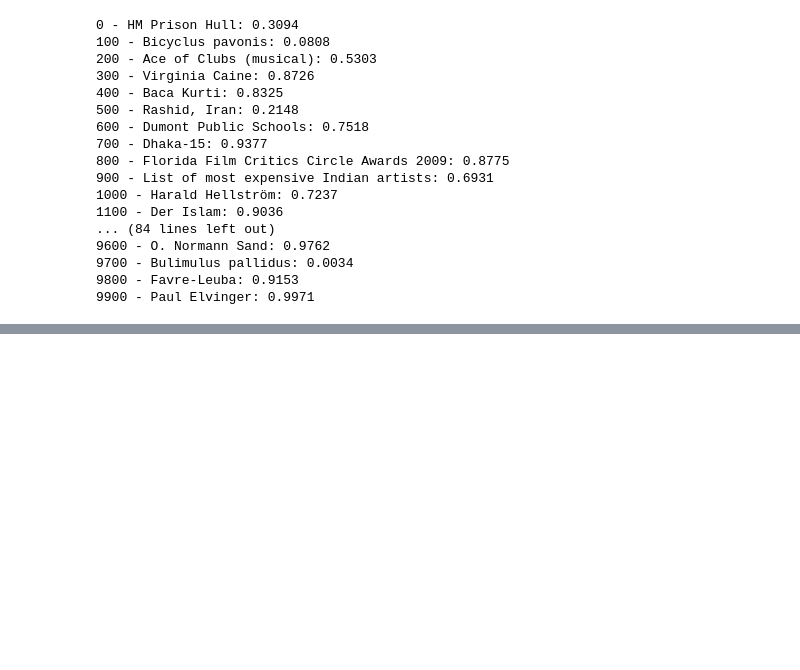
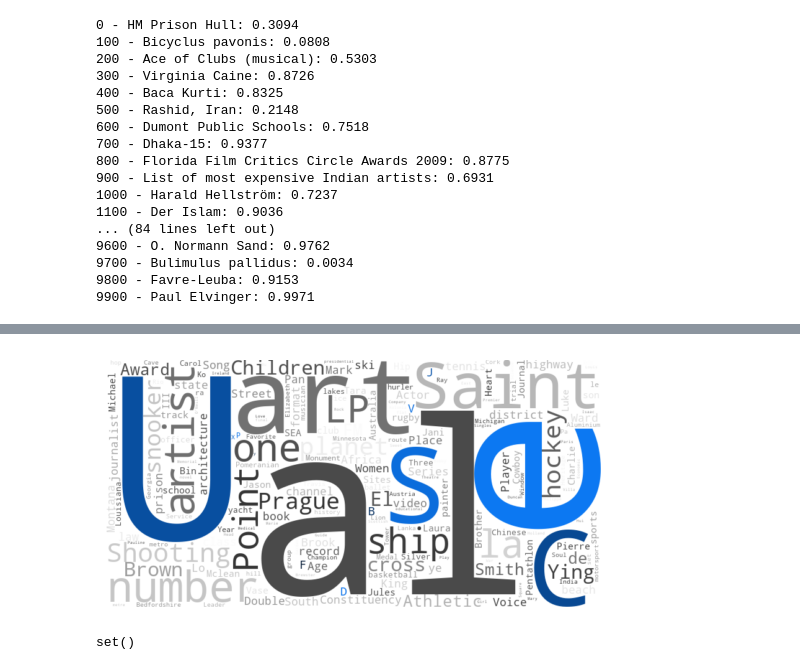
Before and after one commit to Jordanbarker/jordanbarker.github.io, a Jupyter notebook: Jupyter_Notebooks/Wiki_Sentiment.ipynb, the cells around one changed output, grey strips where cells are left out. Drawn from its saved outputs; the diff is of its cells as text; code cells hidden in the pictures; blank space fills up the shorter version.

```diff
--- a/Jupyter_Notebooks/Wiki_Sentiment.ipynb
+++ b/Jupyter_Notebooks/Wiki_Sentiment.ipynb
@@ -148,0 +189,75 @@ There are approximately 408843 prime numbers between 0 and 6407814
+# %%
+class GroupedColorFunc(object):
+    """Create a color function object which assigns DIFFERENT SHADES of
+       specified colors to certain words based on the color to words mapping.
+
+       Uses wordcloud.get_single_color_func
+
+       Parameters
+       ----------
+       color_to_words : dict(str -> list(str))
+         A dictionary that maps a color to the list of words.
+
+       default_color : str
+         Color that will be assigned to a word that's not a member
+         of any value from color_to_words.
+    """
+
+    def __init__(self, color_to_words, default_color):
+        self.color_func_to_words = [
+            (get_single_color_func(color), set(words))
+            for (color, words) in color_to_words.items()]
+
+        self.default_color_func = get_single_color_func(default_color)
+
+    def get_color_func(self, word):
+        """Returns a single_color_func associated with the word"""
+        try:
+            color_func = next(
+                color_func for (color_func, words) in self.color_func_to_words
+                if word in words)
+        except StopIteration:
+            color_func = self.default_color_func
+
+        return color_func
+
+    def __call__(self, word, **kwargs):
+        return self.get_color_func(word)(word, **kwargs)
+
+
+# Splitting the strings into words and converting to sets
+positive_words = set(positive_text.split())
+negative_words = set(negative_text.split())
+
+# Finding common words
+common_words = positive_words.intersection(negative_words)
+
+# Removing common words
+positive_words = positive_words - common_words
+negative_words = negative_words - common_words
+
+# Joining back into strings
+positive_text = ' '.join(positive_words)
+negative_text = ' '.join(negative_words)
+
+color_to_words = {
+    '#053061': positive_text,
+    '#67001f': negative_text
+}
+wordcloud = WordCloud(width=800, height=400, background_color='white').generate(positive_text + negative_text)
+
+default_color = 'grey'
+grouped_color_func = GroupedColorFunc(color_to_words, default_color)
+wordcloud.recolor(color_func=grouped_color_func)
+
+# Plot
+plt.figure()
+plt.imshow(wordcloud, interpolation="bilinear")
+plt.axis("off")
+plt.show()
+# %% [output]
+[figure, added]
+# %%
+common_words
+# %% [output]
+set()
```
Also changed, not shown: parts of 8 cells of this notebook, 1 other file.
